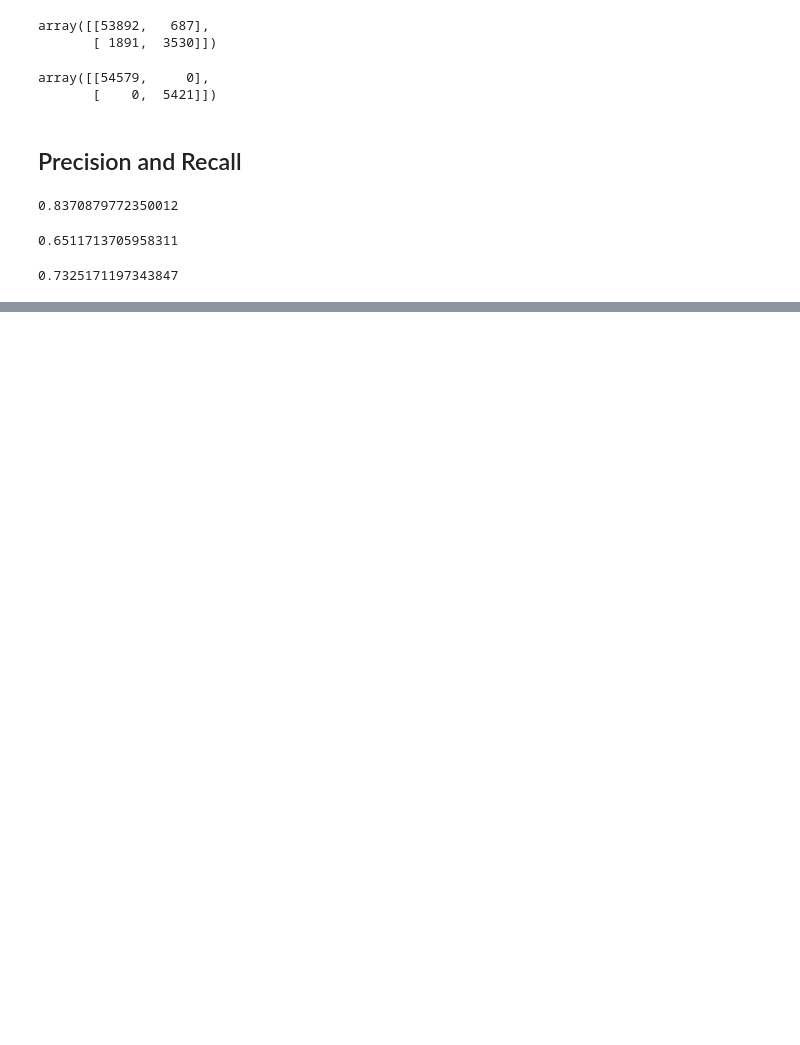
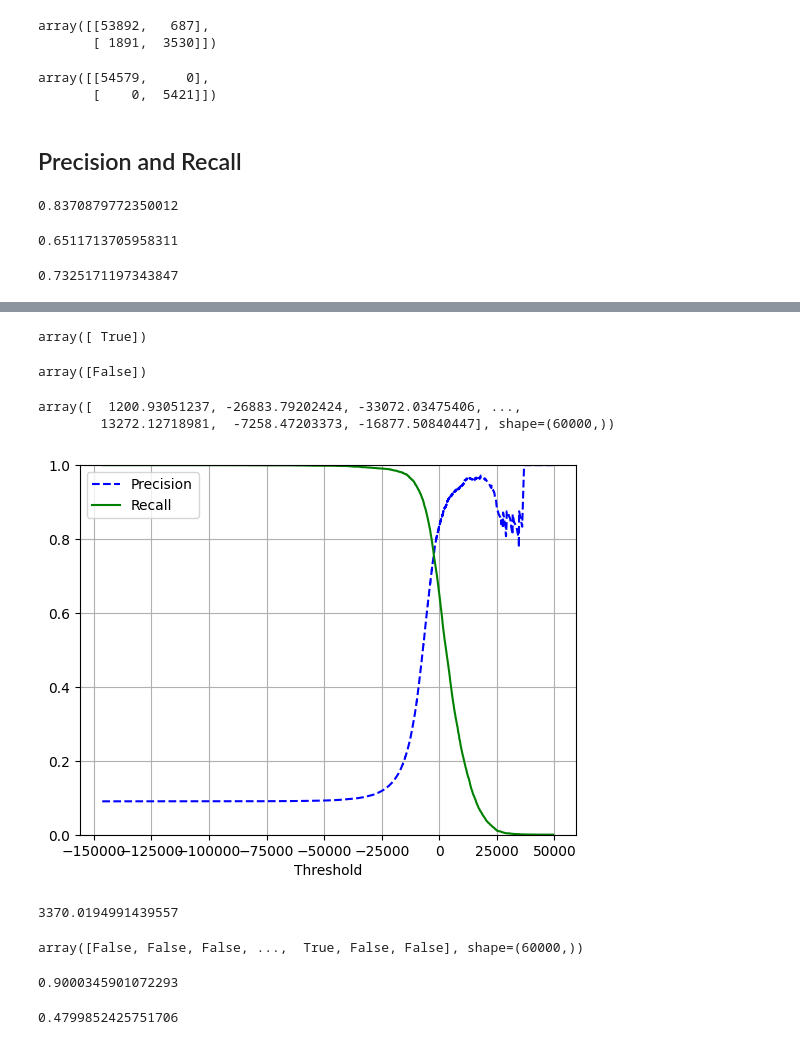
Before and after one commit to MottuqeBrid/Machine-Learning-exploring, a Jupyter notebook: 3 Classification.ipynb, the cells around one changed output, grey strips where cells are left out. Drawn from its saved outputs; the diff is of its cells as text; code cells hidden in the pictures; blank space fills up the shorter version.

Commit message:
Precision/Recall Trade-off

```diff
--- a/3 Classification.ipynb
+++ b/3 Classification.ipynb
@@ -202,0 +210,54 @@ f1_score(y_train_5, y_train_pred)
+# %%
+threshhold = 0
+y_some_digit_pred = (y_scoes > threshhold)
+y_some_digit_pred
+# %% [output]
+array([ True])
+# %%
+threshhold = 8000
+y_some_digit_pred = (y_scoes > threshhold)
+y_some_digit_pred
+# %% [output]
+array([False])
+# %%
+y_scoes = cross_val_predict(
+    sgd_clf, x_train, y_train_5, cv=3, method="decision_function"
+)  # returns the decision function values for the given samples
+y_scoes
+# %% [output]
+array([  1200.93051237, -26883.79202424, -33072.03475406, ...,
+        13272.12718981,  -7258.47203373, -16877.50840447], shape=(60000,))
+# %%
+from sklearn.metrics import precision_recall_curve
+precisions, recalls, thresolds = precision_recall_curve(y_train_5, y_scoes)
+# %%
+def plot_precision_recall_vs_threshold(precisions, recalls, threshholds):
+    plt.plot(threshholds, precisions[:-1], "b--", label="Precision")
+    plt.plot(threshholds, recalls[:-1], "g-", label="Recall")
+    plt.xlabel("Threshold")
+    plt.legend(loc="upper left")
+    plt.ylim([0, 1])
+    plt.grid()
+# %%
+plot_precision_recall_vs_threshold(precisions, recalls, thresolds)
+plt.show()
+# %% [output]
+[figure, added]
+# %%
+threshhold_90_precision = thresolds[np.argmax(precisions >= 0.90)]
+print(threshhold_90_precision)
+# %% [output]
+3370.0194991439557
+# %%
+y_train_pred_90 = (y_scoes >= threshhold_90_precision)
+y_train_pred_90
+# %% [output]
+array([False, False, False, ...,  True, False, False], shape=(60000,))
+# %%
+precision_score(y_train_5, y_train_pred_90)
+# %% [output]
+0.9000345901072293
+# %%
+recall_score(y_train_5, y_train_pred_90)
+# %% [output]
+0.4799852425751706
```
Also changed, not shown: parts of 2 cells of this notebook.
